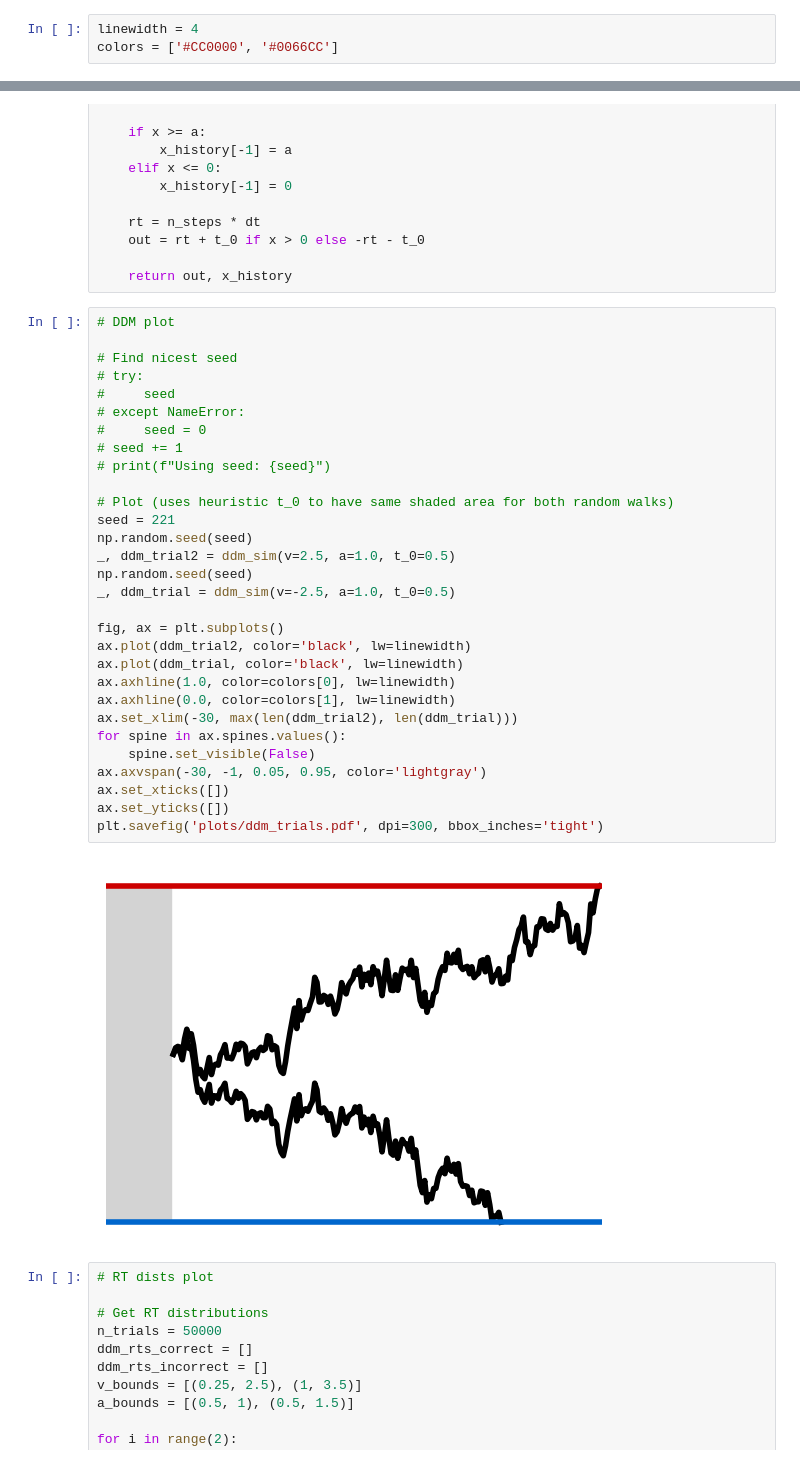
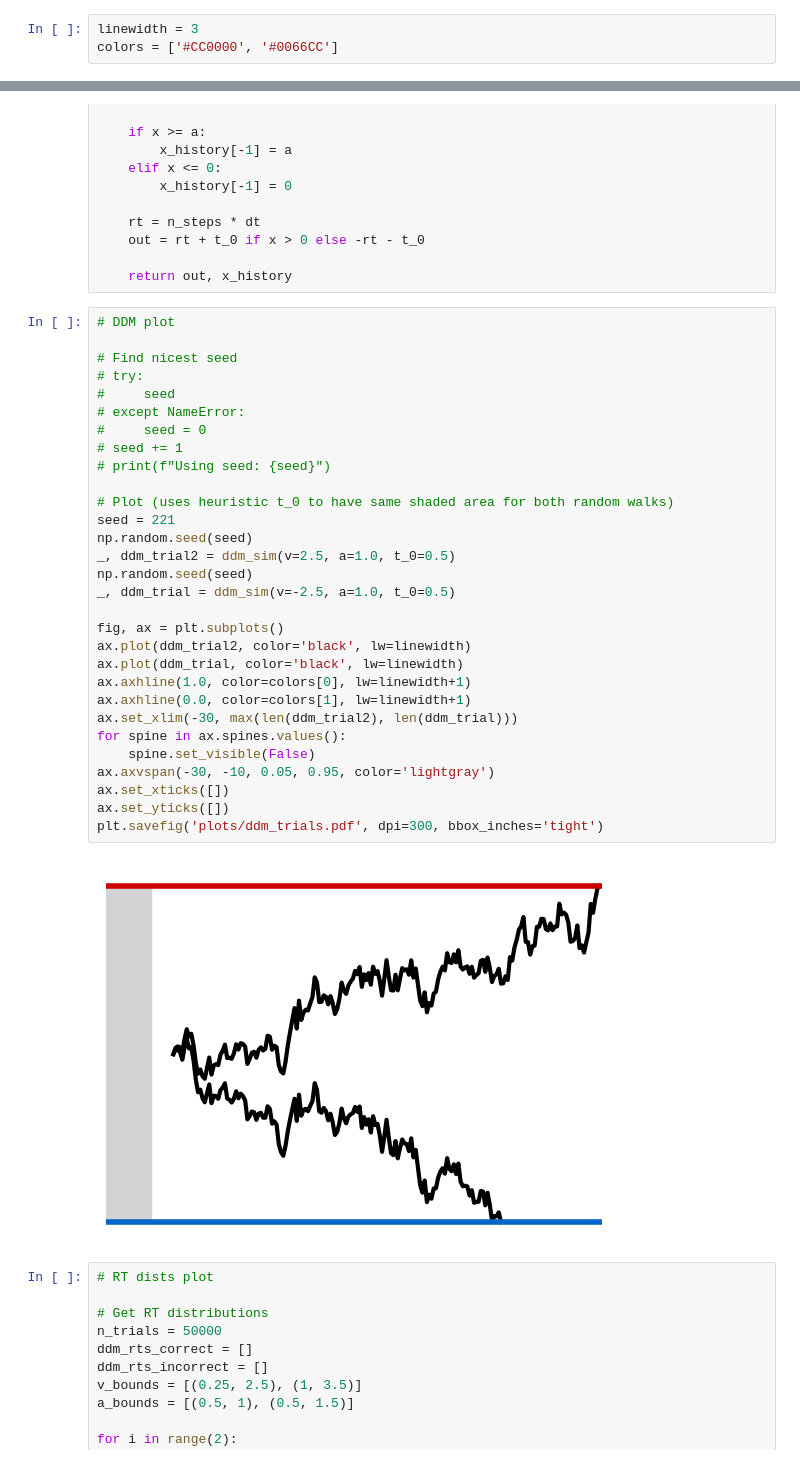
Before and after one commit to vepe99/diffusion-experiments, a Jupyter notebook: case_study4/ddm_vis.ipynb, the cells around one changed output, grey strips where cells are left out. Drawn from its saved outputs; the diff is of its cells as text.

Commit message:
update plots

```diff
--- a/case_study4/ddm_vis.ipynb
+++ b/case_study4/ddm_vis.ipynb
@@ -3,7 +3,7 @@ from matplotlib import pyplot as plt
 import numpy as np
 from scipy.stats import gaussian_kde
 # %%
-linewidth = 4
+linewidth = 3
 colors = ['#CC0000', '#0066CC']
 # %%
 def ddm_sim(v, a, t_0):
@@ -32,35 +32,35 @@ def ddm_sim(v, a, t_0):
 # %%
 # DDM plot
 
 # Find nicest seed
 # try:
 #     seed
 # except NameError:
 #     seed = 0
 # seed += 1
 # print(f"Using seed: {seed}")
 
 # Plot (uses heuristic t_0 to have same shaded area for both random walks)
 seed = 221
 np.random.seed(seed)
 _, ddm_trial2 = ddm_sim(v=2.5, a=1.0, t_0=0.5)
 np.random.seed(seed)
 _, ddm_trial = ddm_sim(v=-2.5, a=1.0, t_0=0.5)
 
 fig, ax = plt.subplots()
 ax.plot(ddm_trial2, color='black', lw=linewidth)
 ax.plot(ddm_trial, color='black', lw=linewidth)
-ax.axhline(1.0, color=colors[0], lw=linewidth)
-ax.axhline(0.0, color=colors[1], lw=linewidth)
+ax.axhline(1.0, color=colors[0], lw=linewidth+1)
+ax.axhline(0.0, color=colors[1], lw=linewidth+1)
 ax.set_xlim(-30, max(len(ddm_trial2), len(ddm_trial)))
 for spine in ax.spines.values():
     spine.set_visible(False)
-ax.axvspan(-30, -1, 0.05, 0.95, color='lightgray')
+ax.axvspan(-30, -10, 0.05, 0.95, color='lightgray')
 ax.set_xticks([])
 ax.set_yticks([])
 plt.savefig('plots/ddm_trials.pdf', dpi=300, bbox_inches='tight')
 # %% [output]
-[figure, old version]
+[figure, new version]
 # %%
 # RT dists plot
 
```
Also changed, not shown: 31 other files.
